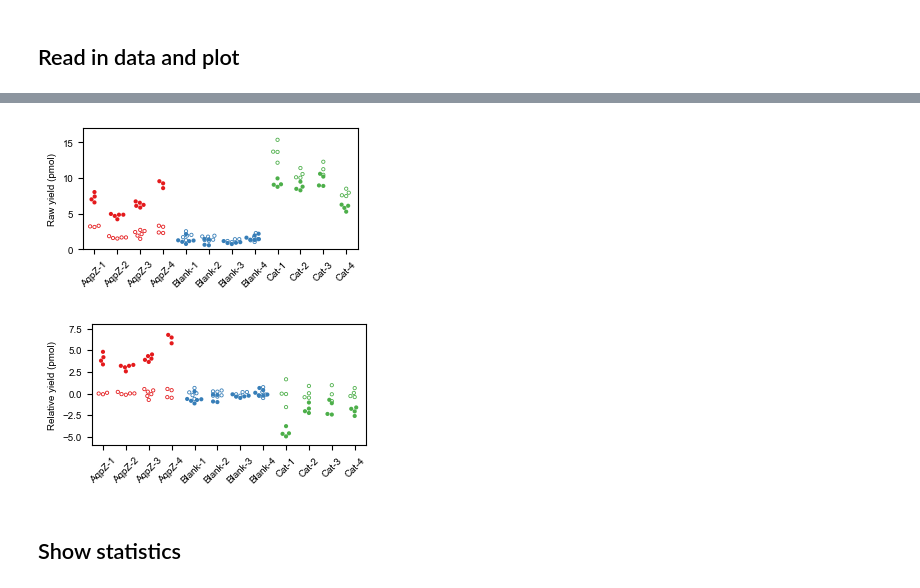
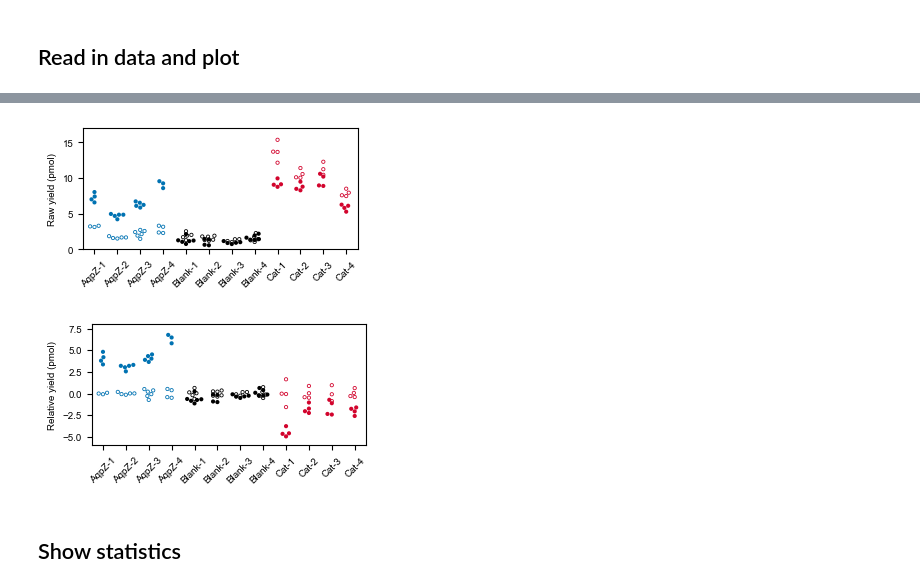
Before and after one commit to ccmeyer/Memplex_platform, a Jupyter notebook: Figure_1-reporter/fig1-plate_reader_analysis.ipynb, the cells around one changed output, grey strips where cells are left out. Saved outputs shown, nothing was run; the diff lists cells and outputs as text; code cells hidden in the pictures.

```diff
--- a/Figure_1-reporter/fig1-plate_reader_analysis.ipynb
+++ b/Figure_1-reporter/fig1-plate_reader_analysis.ipynb
@@ -43,39 +29,43 @@ data = pd.read_excel('/'.join([data_folder,'Fig1B-plate_reader_data.xlsx']))
+# %%
+colors = ["#0072B2", "#000000", "#D2042D"] # Blue, black, red
+hue_order = ['AqpZ', 'Blank', 'Cat']
+sns.set_palette(sns.color_palette(colors))
 # %%
 height = 4
 fig,ax = plt.subplots(figsize=[9*cm,height*cm])
 
 temp = data.copy()
 lipo = temp[temp['Liposome_conc'] == 3]
-sns.swarmplot(data=lipo,x='rxn_label',y='pmol',hue='DNA_name',ax=ax,palette='Set1',s=3,hue_order=['AqpZ','Blank','Cat'])
+sns.swarmplot(data=lipo,x='rxn_label',y='pmol',hue='DNA_name',ax=ax,s=3,hue_order=hue_order)
 nolipo = temp[temp['Liposome_conc'] == 0]
-sns.swarmplot(data=nolipo,x='rxn_label',y='pmol',hue='DNA_name',ax=ax,palette='Set1',s=3,hue_order=['AqpZ','Blank','Cat'],marker="$\circ$", edgecolor="face")
+sns.swarmplot(data=nolipo,x='rxn_label',y='pmol',hue='DNA_name',ax=ax,s=3,hue_order=hue_order,marker="$\circ$", edgecolor="face")
 
 ax.set_ylabel('Raw yield (pmol)')
 ax.get_legend().remove()
 plt.ylim([0,17])
 plt.xticks(rotation=45, ha='center')
 plt.xlabel('')
 
-# plt.savefig(f'{fig_folder}/Fig1B-raw_plate_reader.svg',format='svg',dpi=300)
+plt.savefig(f'{fig_folder}/Fig1B-raw_plate_reader.svg',format='svg',dpi=300)
 plt.show()
 
 fig,ax = plt.subplots(figsize=[9*cm,height*cm])
 lipo = temp[temp['Liposome_conc'] == 3]
-sns.swarmplot(data=lipo,x='rxn_label',y='pmol_sub_nolipo',hue='DNA_name',ax=ax,palette='Set1',s=3,hue_order=['AqpZ','Blank','Cat'])
+sns.swarmplot(data=lipo,x='rxn_label',y='pmol_sub_nolipo',hue='DNA_name',ax=ax,s=3,hue_order=hue_order)
 nolipo = temp[temp['Liposome_conc'] == 0]
-sns.swarmplot(data=nolipo, x='rxn_label', y='pmol_sub_nolipo', hue='DNA_name',ax=ax,palette='Set1',s=3,hue_order=['AqpZ','Blank','Cat'],marker="$\circ$", edgecolor="face")
+sns.swarmplot(data=nolipo, x='rxn_label', y='pmol_sub_nolipo', hue='DNA_name',ax=ax,s=3,hue_order=hue_order,marker="$\circ$", edgecolor="face")
 ax.set_ylabel('Relative yield (pmol)')
 ax.get_legend().remove()
 plt.ylim([-6,8])
 plt.xticks(rotation=45, ha='center')
 plt.xlabel('')
-# plt.savefig(f'{fig_folder}/Fig1B-relative_plate_reader.svg',format='svg',dpi=300)
+plt.savefig(f'{fig_folder}/Fig1B-relative_plate_reader.svg',format='svg',dpi=300)
 plt.show()
 
 # data.to_excel(f'{data_folder}/Fig1B-plate_reader_data.xlsx')
 # %% [output]
-[figure, old version]
+[figure, new version]
-[figure, old version]
+[figure, new version]
 # %% [markdown]
 ## Show statistics
 # %%
```
Also changed, not shown: parts of 1 cell of this notebook, 6 other files.
